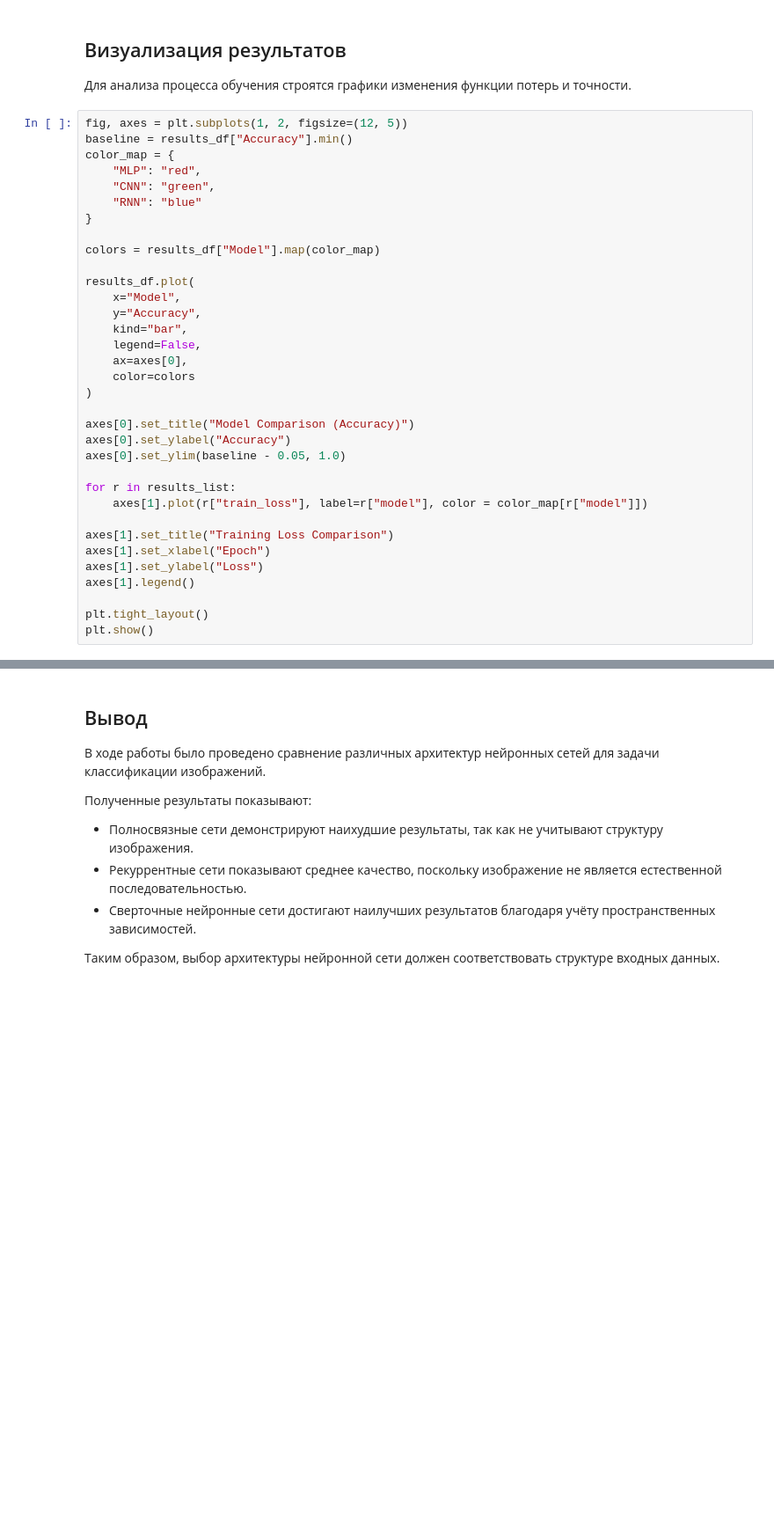
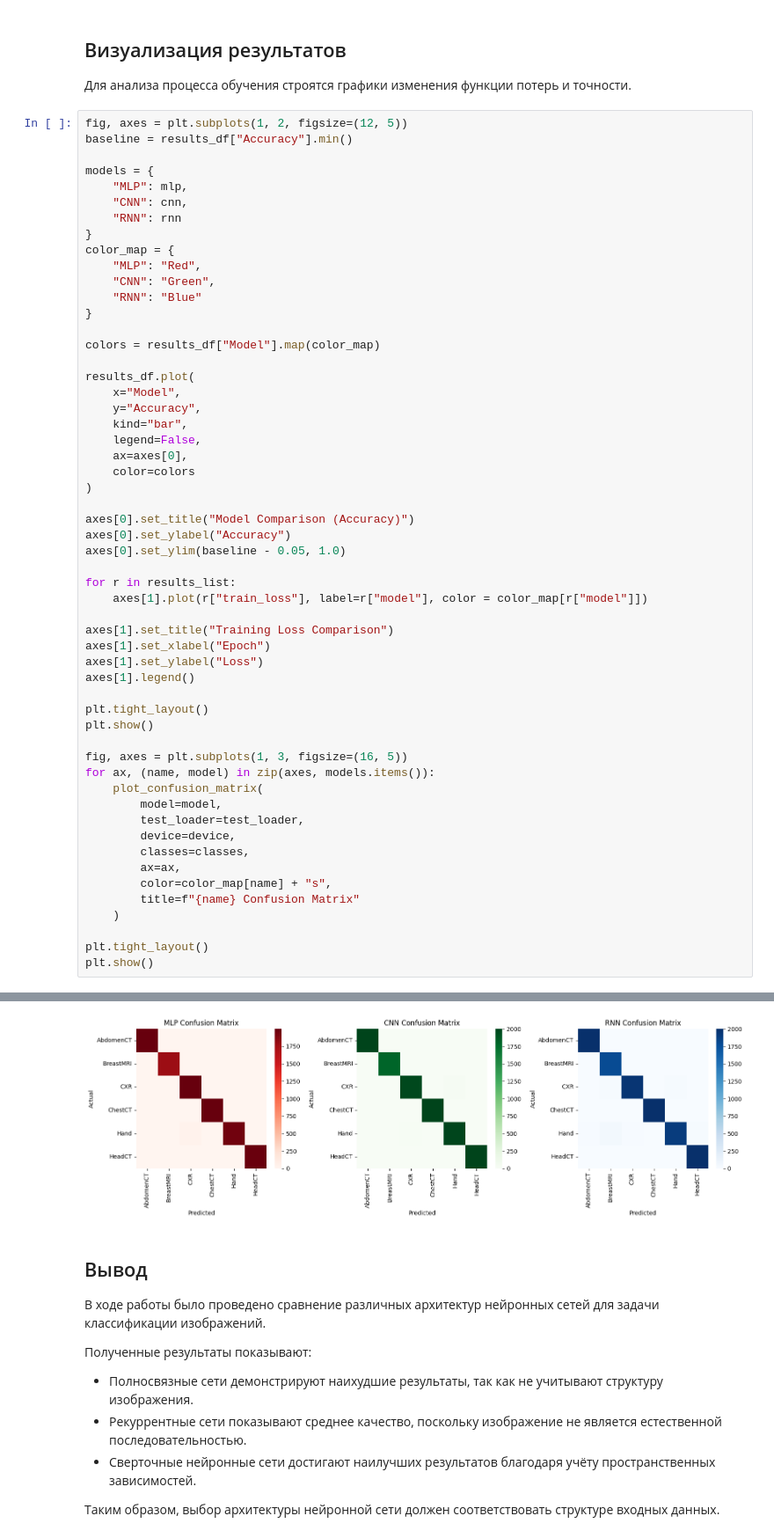
Before and after one commit to SupremeIntelligence/analysis-of-neural-network-architectures, a Jupyter notebook: mlp_rnn_cnn_image_classification.ipynb, the cells around one changed output, grey strips where cells are left out. Shown at 88% size. Saved outputs shown, nothing was run; the diff lists cells and outputs as text; blank space fills up the shorter version.

```diff
--- a/mlp_rnn_cnn_image_classification.ipynb
+++ b/mlp_rnn_cnn_image_classification.ipynb
@@ -213,39 +227,61 @@ display(results_df)
 # %%
 fig, axes = plt.subplots(1, 2, figsize=(12, 5))
 baseline = results_df["Accuracy"].min()
+
+models = {
+    "MLP": mlp,
+    "CNN": cnn,
+    "RNN": rnn
+}
 color_map = {
-    "MLP": "red",
-    "CNN": "green",
-    "RNN": "blue"
+    "MLP": "Red",
+    "CNN": "Green",
+    "RNN": "Blue"
 }
 
 colors = results_df["Model"].map(color_map)
 
 results_df.plot(
     x="Model",
     y="Accuracy",
     kind="bar",
     legend=False,
     ax=axes[0],
     color=colors
 )
 
 axes[0].set_title("Model Comparison (Accuracy)")
 axes[0].set_ylabel("Accuracy")
 axes[0].set_ylim(baseline - 0.05, 1.0)
 
 for r in results_list:
     axes[1].plot(r["train_loss"], label=r["model"], color = color_map[r["model"]])
 
 axes[1].set_title("Training Loss Comparison")
 axes[1].set_xlabel("Epoch")
 axes[1].set_ylabel("Loss")
 axes[1].legend()
 
 plt.tight_layout()
 plt.show()
+
+fig, axes = plt.subplots(1, 3, figsize=(16, 5))
+for ax, (name, model) in zip(axes, models.items()):
+    plot_confusion_matrix(
+        model=model,
+        test_loader=test_loader,
+        device=device,
+        classes=classes,
+        ax=ax,
+        color=color_map[name] + "s",
+        title=f"{name} Confusion Matrix"
+    )
+
+plt.tight_layout()
+plt.show()
 # %% [output]
 [figure]
+[figure, added]
 # %% [markdown]
 ## Вывод
 
```
Also changed, not shown: parts of 2 cells of this notebook, 1 other file.
